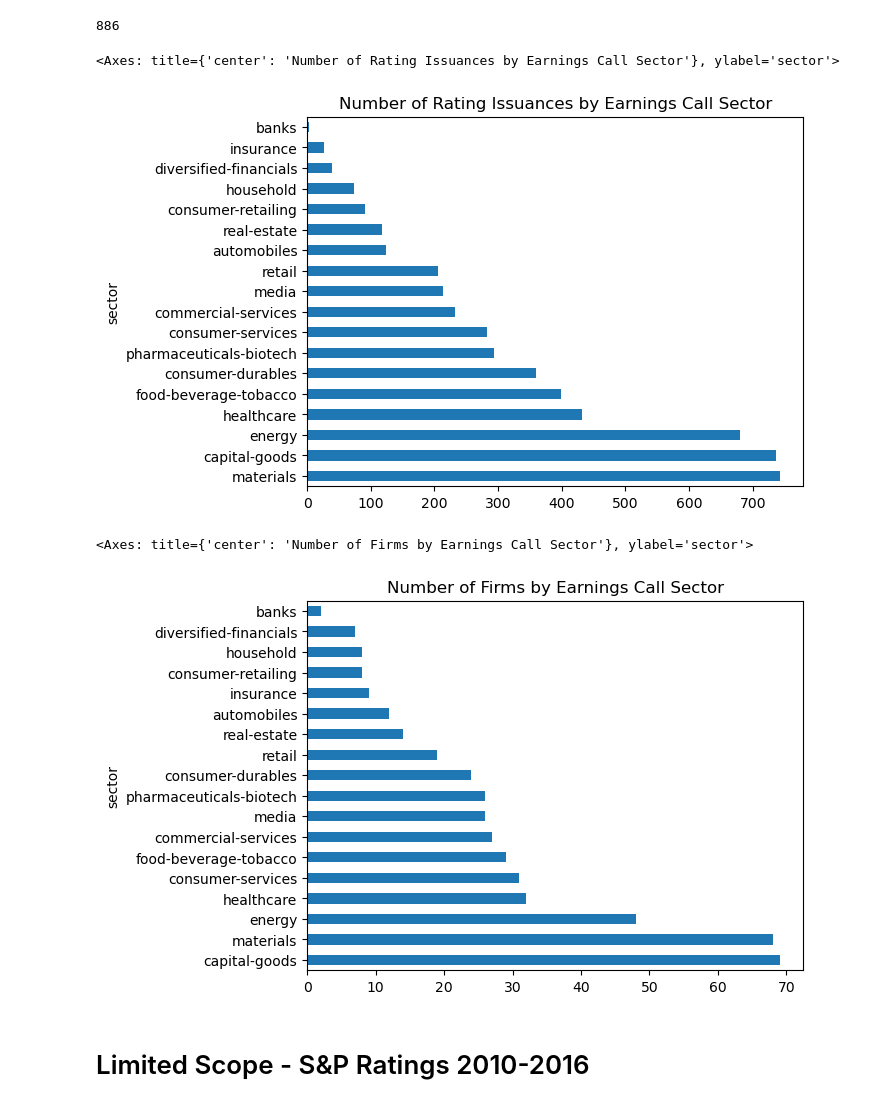
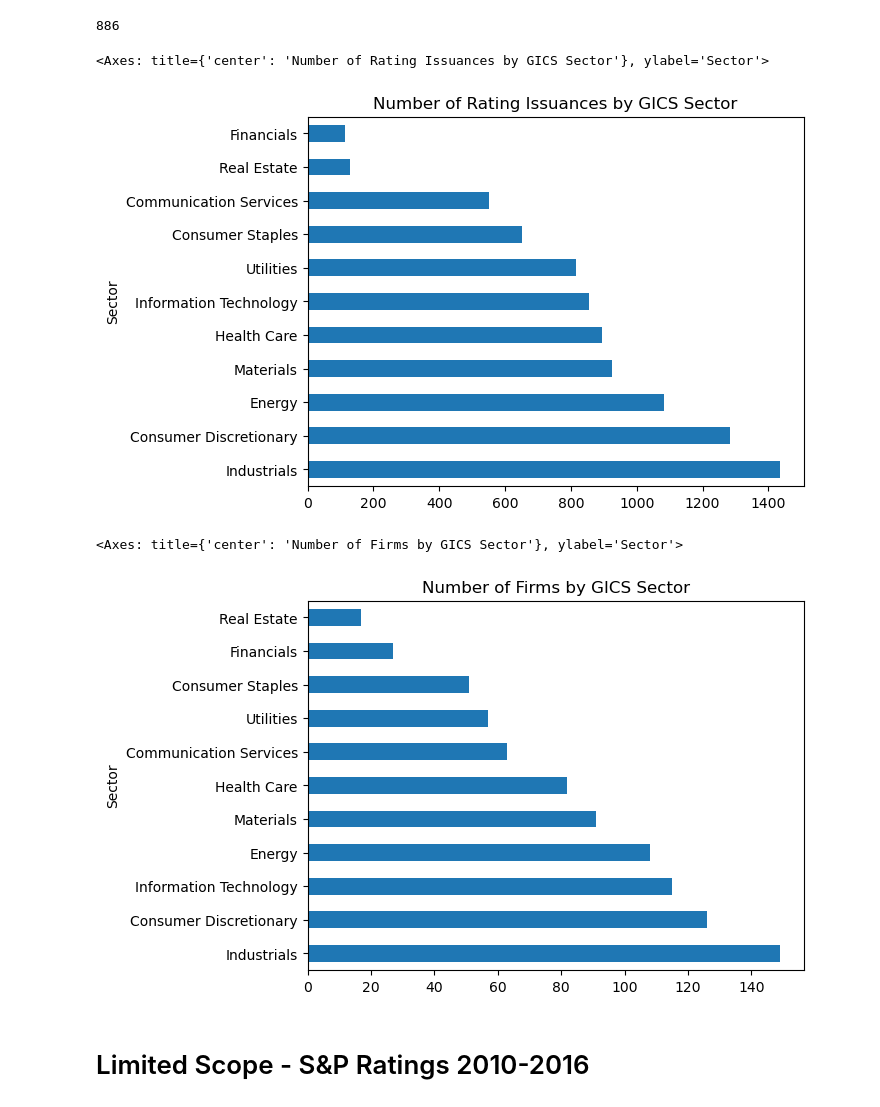
Before and after one commit to current12/Stat-222-Project, a Jupyter notebook: Code/Exploratory Data Analysis/Credit Ratings EDA.ipynb, the cells around one changed output. Drawn from its saved outputs; the diff is of its cells as text; code cells hidden in the pictures.

Commit message:
update credit ratings EDA

```diff
--- a/Code/Exploratory Data Analysis/Credit Ratings EDA.ipynb
+++ b/Code/Exploratory Data Analysis/Credit Ratings EDA.ipynb
@@ -7,7 +7,7 @@ import matplotlib.pyplot as plt
 # %%
 # Load combined data into pandas
 # C:\Users\ijyli\Box\STAT 222 Capstone\Intermediate Data\combined_credit_rating_data.csv
-corporate_rating = pd.read_csv('~\Box\STAT 222 Capstone\Intermediate Data\combined_credit_rating_data.csv')
+corporate_rating = pd.read_csv('~\Box\STAT 222 Capstone\Intermediate Data/Credit_Rating\combined_credit_rating_data.csv')
 corporate_rating
 # %% [output]
 |  | Rating | Symbol | Rating Agency Name | Date | Source | Rating Rank AAA is 10 | Next Rating | ... |
@@ -23,3 +23,7 @@ corporate_rating
 | 8730 | BBB | ZTS | Standard & Poor's Ratings Services | 2016-01-22 | Both | 7 | BBB | ... |
 | 8731 | BBB | ZTS | Standard & Poor's Ratings Services | 2016-12-23 | Original | 7 | NaN | ... |
 8732 rows × 13 columns
+# %%
+# Load Sectors
+company_sectors = pd.read_csv('~/Box\STAT 222 Capstone\Intermediate Data\Sectors\combined_sector_data.csv')
+company_sectors
@@ -26,11 +44,6 @@ corporate_rating
 # %%
-# Merge on earnings call company sectors
-# Load '~\Box\STAT 222 Capstone\Intermediate Data\earnings_call_company_sectors.csv'
-company_sectors = pd.read_csv('~\Box\STAT 222 Capstone\Intermediate Data\earnings_call_company_sectors.csv')
-company_sectors
-
 # Merge on Symbol and company
-corporate_rating = corporate_rating.merge(company_sectors, how='left', left_on='Symbol', right_on='company')
+corporate_rating = corporate_rating.merge(company_sectors, how='left', left_on='Symbol', right_on='Ticker')
 corporate_rating
 # %% [output]
 |  | Rating | Symbol | Rating Agency Name | Date | Source | Rating Rank AAA is 10 | Next Rating | ... |
@@ -159,17 +173,17 @@ corporate_rating['Symbol'].nunique()
 # %% [output]
 886
 # %%
-# Distribution of sector
-corporate_rating['sector'].value_counts().plot(kind='barh', title='Number of Rating Issuances by Earnings Call Sector')
+# Distribution of Sector
+corporate_rating['Sector'].value_counts().plot(kind='barh', title='Number of Rating Issuances by GICS Sector')
 # %% [output]
-<Axes: title={'center': 'Number of Rating Issuances by Earnings Call Sector'}, ylabel='sector'>
+<Axes: title={'center': 'Number of Rating Issuances by GICS Sector'}, ylabel='Sector'>
-[figure, old version]
+[figure, new version]
 # %%
-# Distribution of firm by sector
-corporate_rating[['Symbol', 'sector']].drop_duplicates()['sector'].value_counts().plot(kind='barh', title='Number of Firms by Earnings Call Sector')
+# Distribution of firm by Sector
+corporate_rating[['Symbol', 'Sector']].drop_duplicates()['Sector'].value_counts().plot(kind='barh', title='Number of Firms by GICS Sector')
 # %% [output]
-<Axes: title={'center': 'Number of Firms by Earnings Call Sector'}, ylabel='sector'>
+<Axes: title={'center': 'Number of Firms by GICS Sector'}, ylabel='Sector'>
-[figure, old version]
+[figure, new version]
 # %% [markdown]
 # Limited Scope - S&P Ratings 2010-2016
 # %%
```
Also changed, not shown: parts of 7 cells of this notebook.
